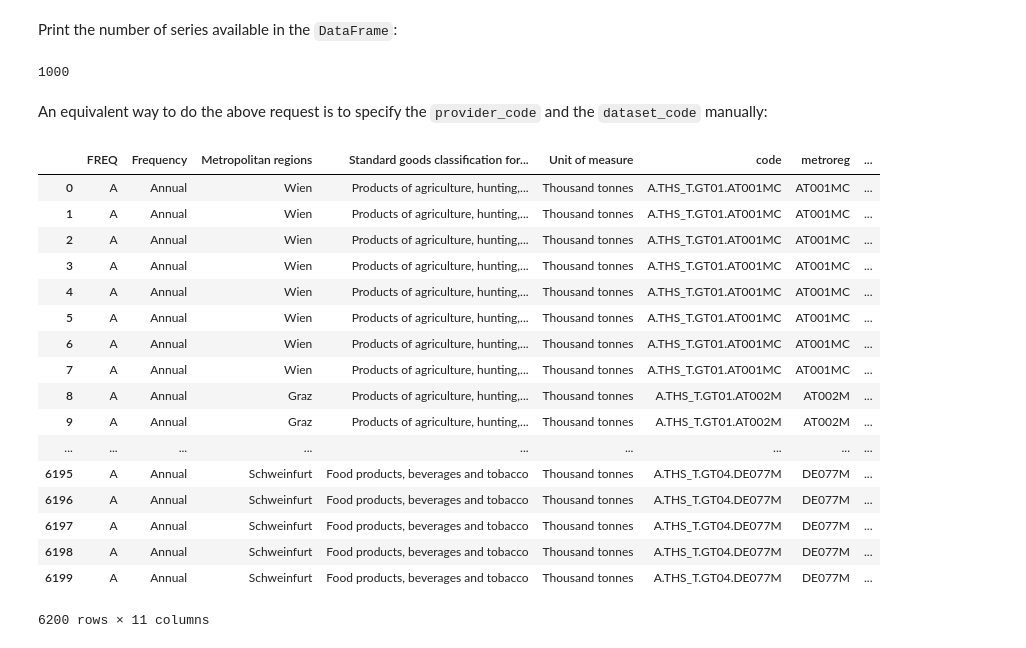
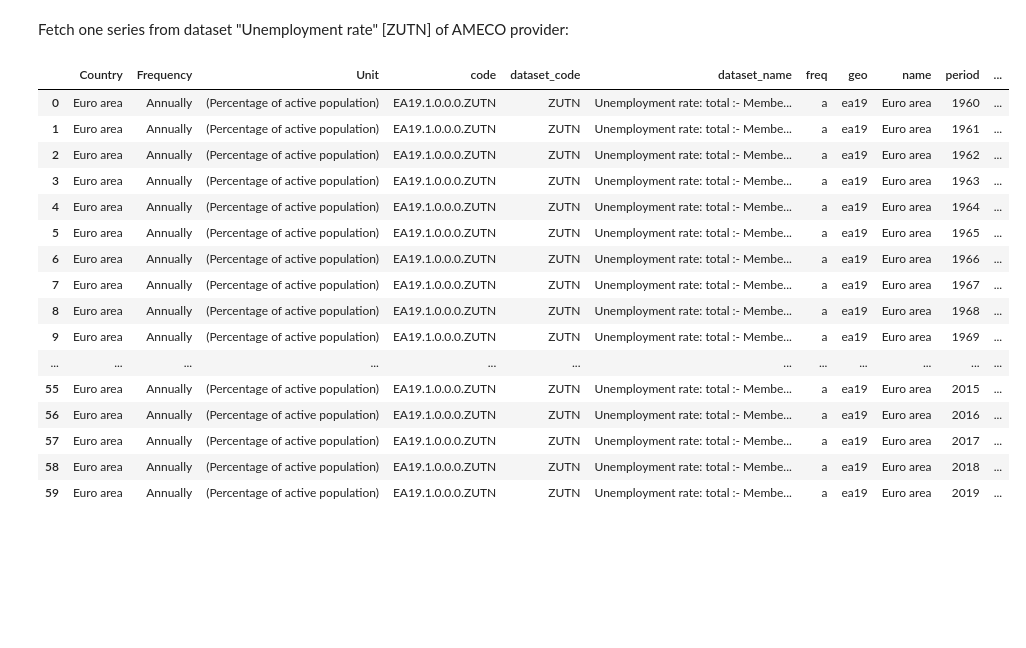
Before and after one commit to ceschi/dbnomics-python-client, a Jupyter notebook: index.ipynb, the cells around one changed output. Drawn from its saved outputs; the diff is of its cells as text; code cells hidden in the pictures; blank space fills up the shorter version.

```diff
--- a/index.ipynb
+++ b/index.ipynb
@@ -27,34 +3,27 @@ df
-# %% [markdown]
-Print the number of series available in the `DataFrame`:
-# %%
-len(set(df.code))
-# %% [output]
-1000
-# %% [markdown]
-An equivalent way to do the above request is to specify the `provider_code` and the `dataset_code` manually:
-# %%
-df2 = fetch_dataframe(
-    provider_code='Eurostat',
-    dataset_code='met_road_gonu',
-    limit=100,
-)
-df2
-# %% [output]
-|  | FREQ | Frequency | Metropolitan regions | Standard goods classification for... | Unit of measure | code | metroreg | ... |
-| 0 | A | Annual | Wien | Products of agriculture, hunting,... | Thousand tonnes | A.THS_T.GT01.AT001MC | AT001MC | ... |
-| 1 | A | Annual | Wien | Products of agriculture, hunting,... | Thousand tonnes | A.THS_T.GT01.AT001MC | AT001MC | ... |
-| 2 | A | Annual | Wien | Products of agriculture, hunting,... | Thousand tonnes | A.THS_T.GT01.AT001MC | AT001MC | ... |
-| 3 | A | Annual | Wien | Products of agriculture, hunting,... | Thousand tonnes | A.THS_T.GT01.AT001MC | AT001MC | ... |
-| 4 | A | Annual | Wien | Products of agriculture, hunting,... | Thousand tonnes | A.THS_T.GT01.AT001MC | AT001MC | ... |
-| 5 | A | Annual | Wien | Products of agriculture, hunting,... | Thousand tonnes | A.THS_T.GT01.AT001MC | AT001MC | ... |
-| 6 | A | Annual | Wien | Products of agriculture, hunting,... | Thousand tonnes | A.THS_T.GT01.AT001MC | AT001MC | ... |
-| 7 | A | Annual | Wien | Products of agriculture, hunting,... | Thousand tonnes | A.THS_T.GT01.AT001MC | AT001MC | ... |
-| 8 | A | Annual | Graz | Products of agriculture, hunting,... | Thousand tonnes | A.THS_T.GT01.AT002M | AT002M | ... |
-| 9 | A | Annual | Graz | Products of agriculture, hunting,... | Thousand tonnes | A.THS_T.GT01.AT002M | AT002M | ... |
-| ... | ... | ... | ... | ... | ... | ... | ... | ... |
-| 6195 | A | Annual | Schweinfurt | Food products, beverages and tobacco | Thousand tonnes | A.THS_T.GT04.DE077M | DE077M | ... |
-| 6196 | A | Annual | Schweinfurt | Food products, beverages and tobacco | Thousand tonnes | A.THS_T.GT04.DE077M | DE077M | ... |
-| 6197 | A | Annual | Schweinfurt | Food products, beverages and tobacco | Thousand tonnes | A.THS_T.GT04.DE077M | DE077M | ... |
-| 6198 | A | Annual | Schweinfurt | Food products, beverages and tobacco | Thousand tonnes | A.THS_T.GT04.DE077M | DE077M | ... |
-| 6199 | A | Annual | Schweinfurt | Food products, beverages and tobacco | Thousand tonnes | A.THS_T.GT04.DE077M | DE077M | ... |
-6200 rows × 11 columns
+# %% [markdown]
+Fetch one series from dataset "Unemployment rate" [ZUTN] of AMECO provider:
+# %%
+dataframe1 = fetch(
+    provider_code='AMECO',
+    dataset_code='ZUTN',
+    series_codes=['EA19.1.0.0.0.ZUTN'],
+)
+dataframe1
+# %% [output]
+|  | Country | Frequency | Unit | code | dataset_code | dataset_name | freq | geo | name | period | ... |
+| 0 | Euro area | Annually | (Percentage of active population) | EA19.1.0.0.0.ZUTN | ZUTN | Unemployment rate: total :- Membe... | a | ea19 | Euro area | 1960 | ... |
+| 1 | Euro area | Annually | (Percentage of active population) | EA19.1.0.0.0.ZUTN | ZUTN | Unemployment rate: total :- Membe... | a | ea19 | Euro area | 1961 | ... |
+| 2 | Euro area | Annually | (Percentage of active population) | EA19.1.0.0.0.ZUTN | ZUTN | Unemployment rate: total :- Membe... | a | ea19 | Euro area | 1962 | ... |
+| 3 | Euro area | Annually | (Percentage of active population) | EA19.1.0.0.0.ZUTN | ZUTN | Unemployment rate: total :- Membe... | a | ea19 | Euro area | 1963 | ... |
+| 4 | Euro area | Annually | (Percentage of active population) | EA19.1.0.0.0.ZUTN | ZUTN | Unemployment rate: total :- Membe... | a | ea19 | Euro area | 1964 | ... |
+| 5 | Euro area | Annually | (Percentage of active population) | EA19.1.0.0.0.ZUTN | ZUTN | Unemployment rate: total :- Membe... | a | ea19 | Euro area | 1965 | ... |
+| 6 | Euro area | Annually | (Percentage of active population) | EA19.1.0.0.0.ZUTN | ZUTN | Unemployment rate: total :- Membe... | a | ea19 | Euro area | 1966 | ... |
+| 7 | Euro area | Annually | (Percentage of active population) | EA19.1.0.0.0.ZUTN | ZUTN | Unemployment rate: total :- Membe... | a | ea19 | Euro area | 1967 | ... |
+| 8 | Euro area | Annually | (Percentage of active population) | EA19.1.0.0.0.ZUTN | ZUTN | Unemployment rate: total :- Membe... | a | ea19 | Euro area | 1968 | ... |
+| 9 | Euro area | Annually | (Percentage of active population) | EA19.1.0.0.0.ZUTN | ZUTN | Unemployment rate: total :- Membe... | a | ea19 | Euro area | 1969 | ... |
+| ... | ... | ... | ... | ... | ... | ... | ... | ... | ... | ... | ... |
+| 55 | Euro area | Annually | (Percentage of active population) | EA19.1.0.0.0.ZUTN | ZUTN | Unemployment rate: total :- Membe... | a | ea19 | Euro area | 2015 | ... |
+| 56 | Euro area | Annually | (Percentage of active population) | EA19.1.0.0.0.ZUTN | ZUTN | Unemployment rate: total :- Membe... | a | ea19 | Euro area | 2016 | ... |
+| 57 | Euro area | Annually | (Percentage of active population) | EA19.1.0.0.0.ZUTN | ZUTN | Unemployment rate: total :- Membe... | a | ea19 | Euro area | 2017 | ... |
+| 58 | Euro area | Annually | (Percentage of active population) | EA19.1.0.0.0.ZUTN | ZUTN | Unemployment rate: total :- Membe... | a | ea19 | Euro area | 2018 | ... |
+| 59 | Euro area | Annually | (Percentage of active population) | EA19.1.0.0.0.ZUTN | ZUTN | Unemployment rate: total :- Membe... | a | ea19 | Euro area | 2019 | ... |
```
Also changed, not shown: parts of 6 cells of this notebook, 3 other files.
